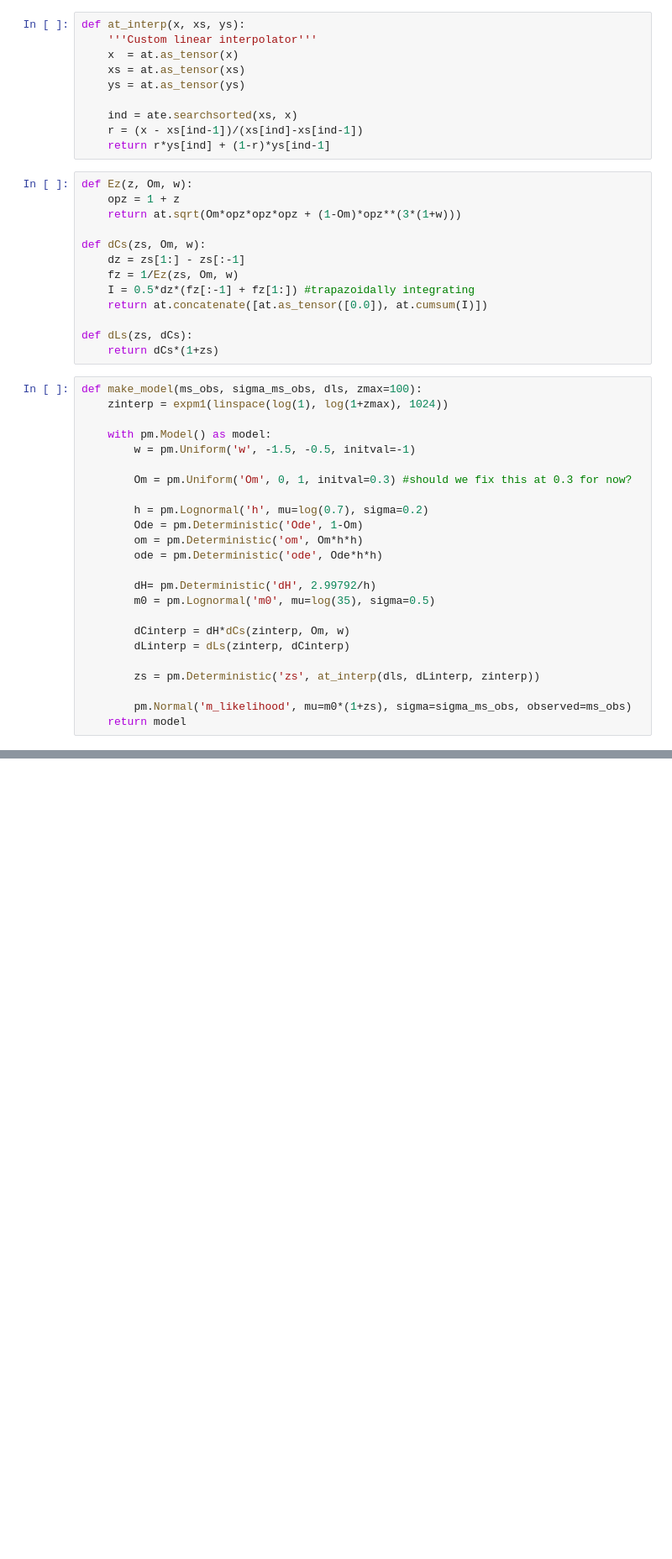
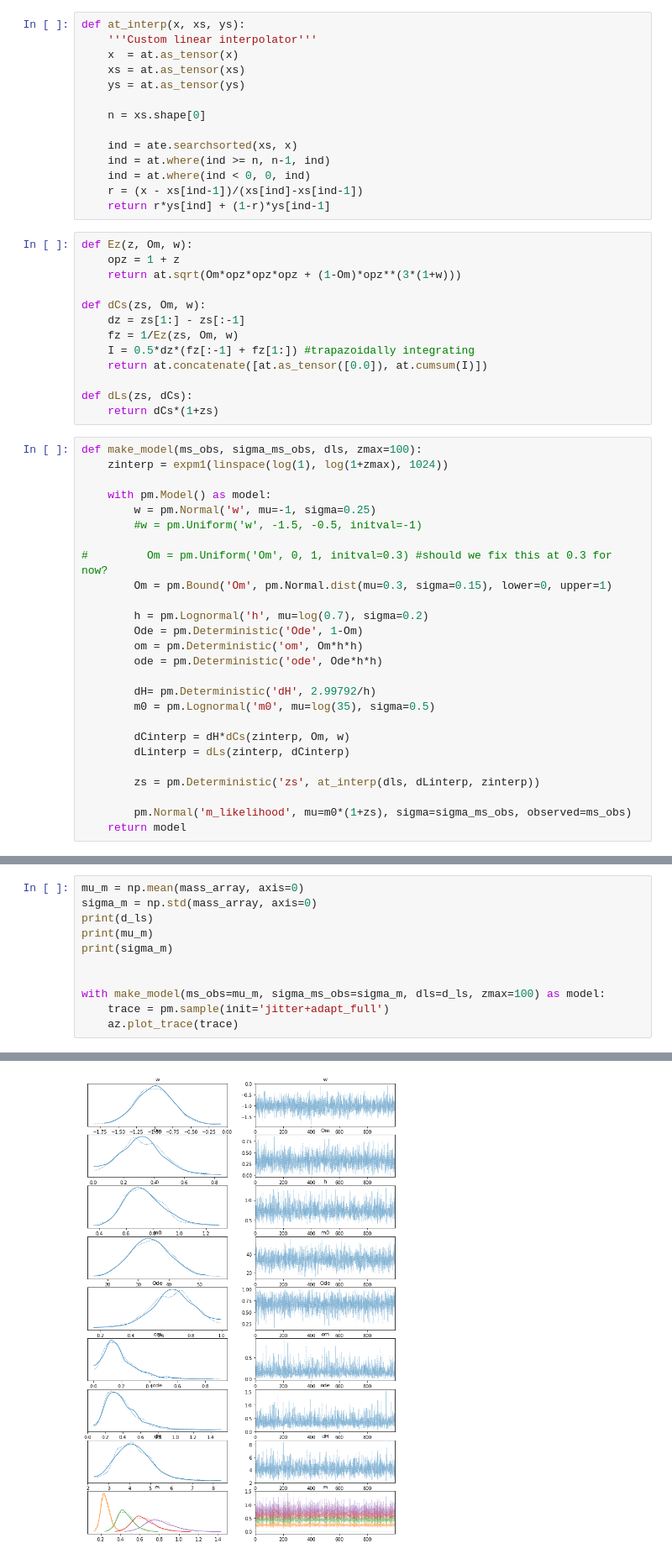
Before and after one commit to ctmurphey/LIGO-O3b-Analysis, a Jupyter notebook: cosmo-mcmc-fit.ipynb, the cells around one changed output, grey strips where cells are left out. Shown at 84% size. Cells and saved outputs as stored; diff of their text form; blank space fills up the shorter version.

```diff
--- a/cosmo-mcmc-fit.ipynb
+++ b/cosmo-mcmc-fit.ipynb
@@ -29,7 +26,11 @@ def at_interp(x, xs, ys):
     xs = at.as_tensor(xs)
     ys = at.as_tensor(ys)
 
+    n = xs.shape[0]
+
     ind = ate.searchsorted(xs, x)
+    ind = at.where(ind >= n, n-1, ind)
+    ind = at.where(ind < 0, 0, ind)
     r = (x - xs[ind-1])/(xs[ind]-xs[ind-1])
     return r*ys[ind] + (1-r)*ys[ind-1]
 # %%
@@ -50,9 +51,11 @@ def make_model(ms_obs, sigma_ms_obs, dls, zmax=100):
     zinterp = expm1(linspace(log(1), log(1+zmax), 1024))
 
     with pm.Model() as model:
-        w = pm.Uniform('w', -1.5, -0.5, initval=-1)
+        w = pm.Normal('w', mu=-1, sigma=0.25)
+        #w = pm.Uniform('w', -1.5, -0.5, initval=-1)
 
-        Om = pm.Uniform('Om', 0, 1, initval=0.3) #should we fix this at 0.3 for now?
+#         Om = pm.Uniform('Om', 0, 1, initval=0.3) #should we fix this at 0.3 for now?
+        Om = pm.Bound('Om', pm.Normal.dist(mu=0.3, sigma=0.15), lower=0, upper=1)
 
         h = pm.Lognormal('h', mu=log(0.7), sigma=0.2)
         Ode = pm.Deterministic('Ode', 1-Om)
@@ -104,3 +107,15 @@ for run in range(n_runs):
 
     for i, dl in enumerate(K):
         mass_array[run, i] = ms[np.argmax(dl)]
+# %%
+mu_m = np.mean(mass_array, axis=0)
+sigma_m = np.std(mass_array, axis=0)
+print(d_ls)
+print(mu_m)
+print(sigma_m)
+
+
+with make_model(ms_obs=mu_m, sigma_ms_obs=sigma_m, dls=d_ls, zmax=100) as model:
+    trace = pm.sample(init='jitter+adapt_full')
+    az.plot_trace(trace)
+# %% [output]
@@ -106,0 +132 @@ for run in range(n_runs):
+[figure, added]
```
Also changed, not shown: parts of 14 cells of this notebook.
